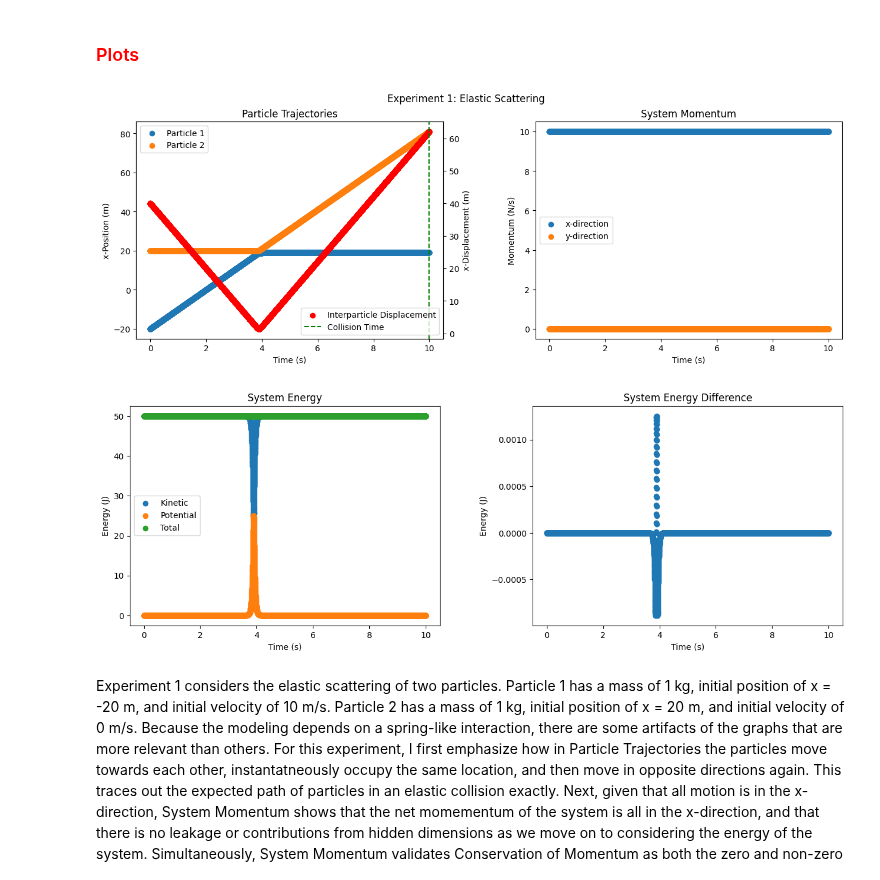
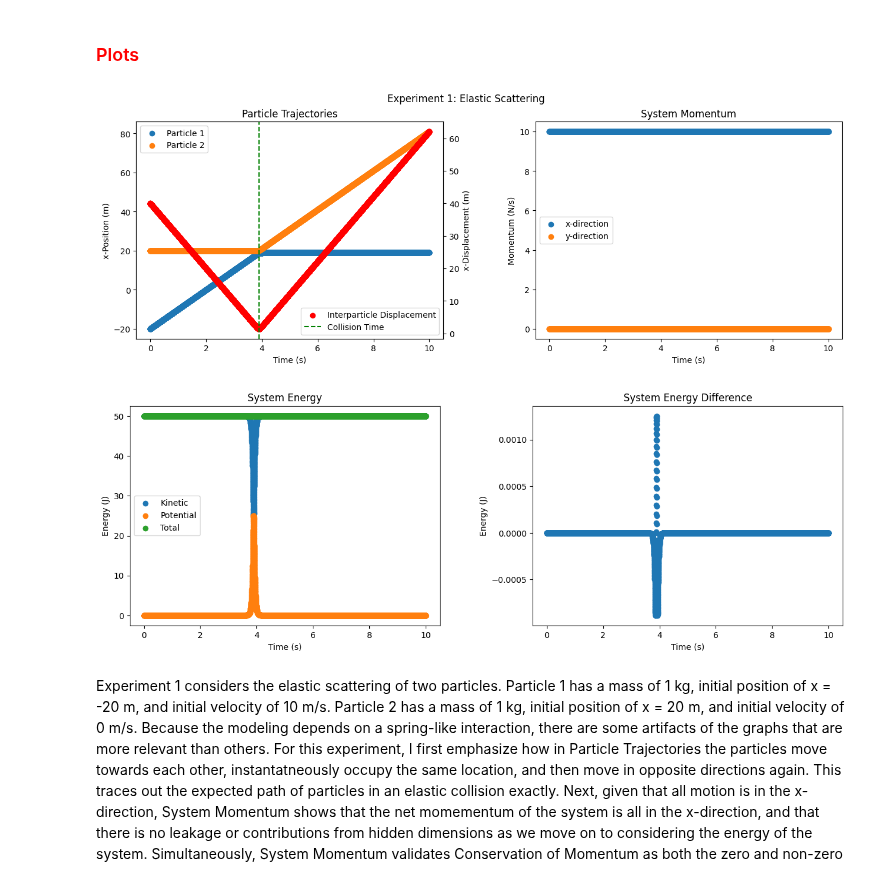
Before and after one commit to CalebAnderson22/PHY122, a Jupyter notebook: L7_Anderson.ipynb, the cells around one changed output. Cells and saved outputs as stored; diff of their text form; code cells hidden in the pictures.

```diff
--- a/L7_Anderson.ipynb
+++ b/L7_Anderson.ipynb
@@ -190,35 +190,35 @@ ax2 = ax1.twinx()
 
 R_tx=-(R_tix[:, 0, 0]-R_tix[:, 1, 0])
 ax2.scatter(T, R_tx, color='red', label='Interparticle Displacement')
-ax2.axvline(x=(np.where(R_tx==np.max(R_tx))[0]*Δt), linestyle='dashed', color='green', label='Collision Time')
+ax2.axvline(x=(np.where(R_tx==np.min(R_tx))[0]*Δt), linestyle='dashed', color='green', label='Collision Time')
 ax2.set(ylabel='x-Displacement (m)')
 ax2.legend(loc="lower right")
 
 p_tx = np.sum(p_tix, axis=1)
 ax3.scatter(T, p_tx[:,0], label="x-direction")
 ax3.scatter(T, p_tx[:,1], label="y-direction")
 ax3.set_title("System Momentum")
 ax3.set(xlabel='Time (s)', ylabel='Momentum (N/s)')
 ax3.legend(loc='center left')
 
 fig1.show()
 
 fig2, (ax4, ax5) = plt.subplots(1, 2)
 fig2.subplots_adjust(hspace=0.25, wspace=0.3, right=2)
 
 ax4.scatter(T, K, label="Kinetic")
 ax4.scatter(T, U, label="Potential")
 ax4.scatter(T, K+U, label="Total")
 ax4.set_title("System Energy")
 ax4.set(xlabel='Time (s)', ylabel='Energy (J)')
 ax4.legend(loc="center left")
 
 ax5.scatter(T, (K+U) - (K+U)[0])
 ax5.set_title("System Energy Difference")
 ax5.set(xlabel='Time (s)', ylabel='Energy (J)')
 
 fig2.show()
 # %% [output]
-[figure, old version]
+[figure, new version]
 [figure]
 # %% [markdown]
```
Also changed, not shown: parts of 2 cells of this notebook.
